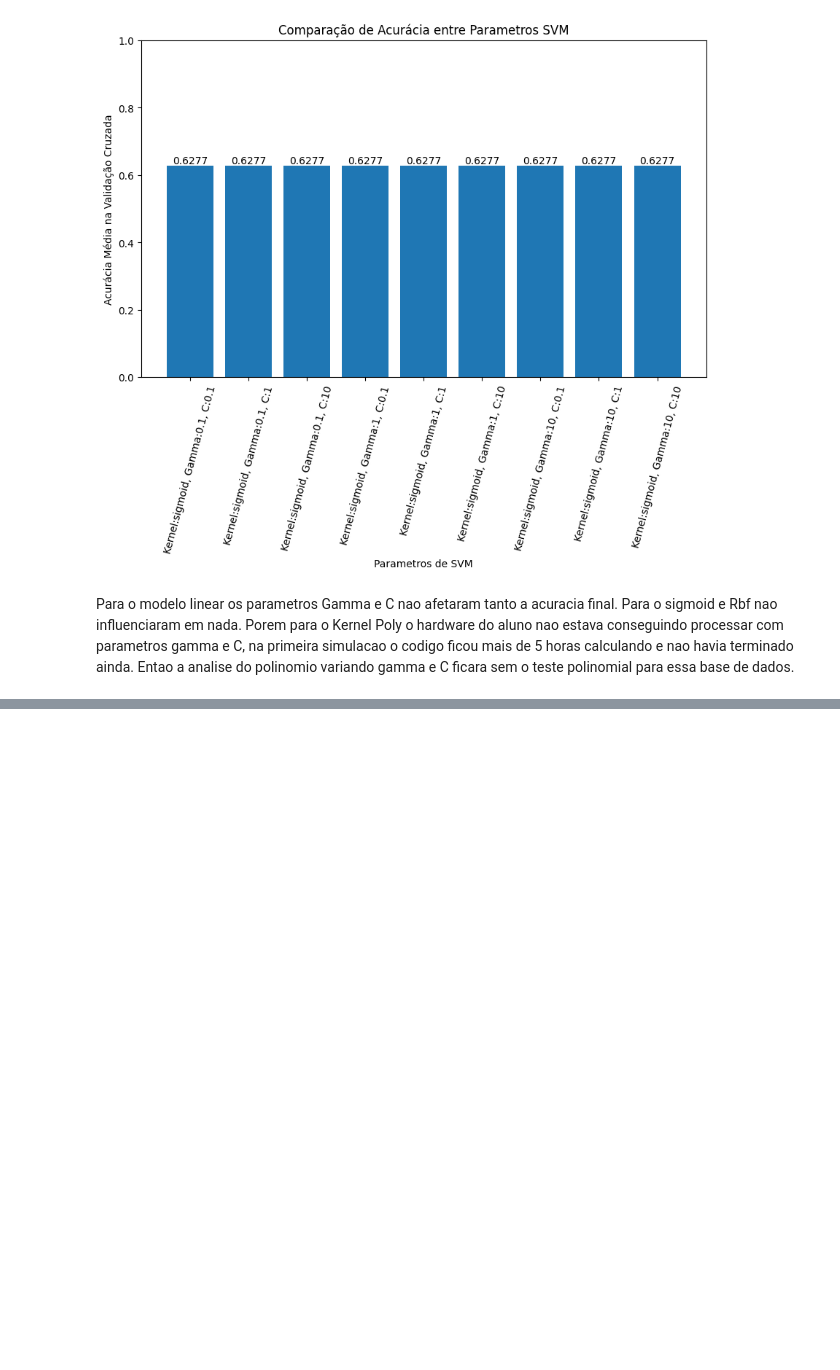
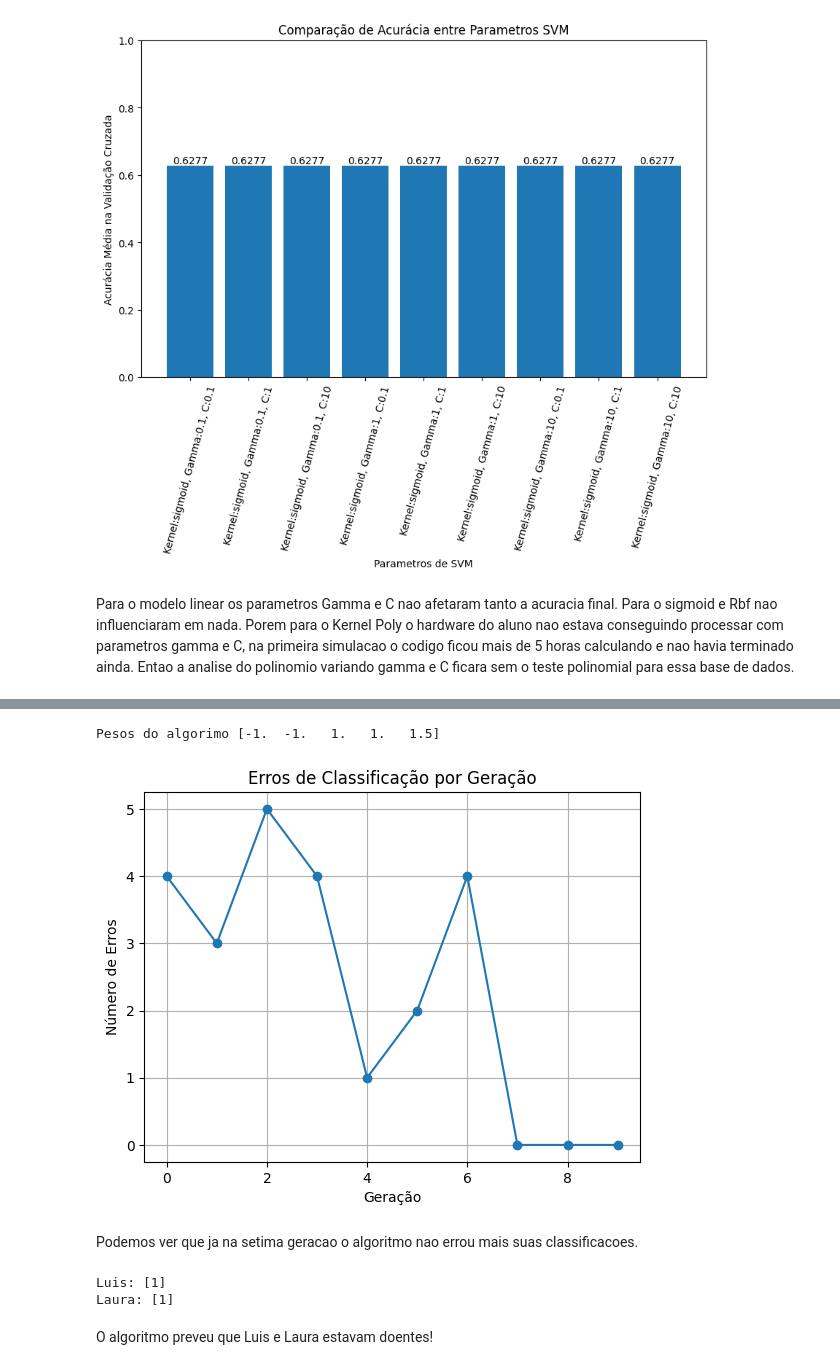
Before and after one commit to glaucofilho/CEDS808, a Jupyter notebook: Tarefas/Aula05/main.ipynb, the cells around one changed output, grey strips where cells are left out. Cells and saved outputs as stored; diff of their text form; code cells hidden in the pictures; blank space fills up the shorter version.

```diff
--- a/Tarefas/Aula05/main.ipynb
+++ b/Tarefas/Aula05/main.ipynb
@@ -289,0 +913,41 @@ Para o modelo linear os parametros Gamma e C nao afetaram tanto a acuracia final
+# %%
+X = np.array([
+    [1, 1, 0, 1],
+    [0, 0, 1, 0],
+    [1, 1, 0, 0],
+    [1, 0, 1, 1],
+    [1, 0, 0, 1],
+    [0, 0, 1, 1]
+])
+
+y = np.array([1, 0, 0, 1, 0, 1])
+# %%
+model = Perceptron()
+model.fit(X, y)
+print(f"Pesos do algorimo {model.w_}")
+# %% [output]
+Pesos do algorimo [-1.  -1.   1.   1.   1.5]
+# %%
+# Plotando os erros por geração
+plt.plot(model.errors_, marker='o')
+plt.title('Erros de Classificação por Geração')
+plt.xlabel('Geração')
+plt.ylabel('Número de Erros')
+plt.grid(True)
+plt.show()
+# %% [output]
+[figure, added]
+# %% [markdown]
+Podemos ver que ja na setima geracao o algoritmo nao errou mais suas classificacoes.
+# %%
+luis = np.array([0, 0, 0, 1])
+laura = np.array([1, 1, 1, 1])
+prediction_luis = model.predict(np.array([luis]))
+prediction_laura = model.predict(np.array([laura]))
+print(f"Luis: {prediction_luis}")
+print(f"Laura: {prediction_laura}")
+# %% [output]
+Luis: [1]
+Laura: [1]
+# %% [markdown]
+O algoritmo preveu que Luis e Laura estavam doentes!
```
Also changed, not shown: parts of 41 cells of this notebook, 1 other file.
